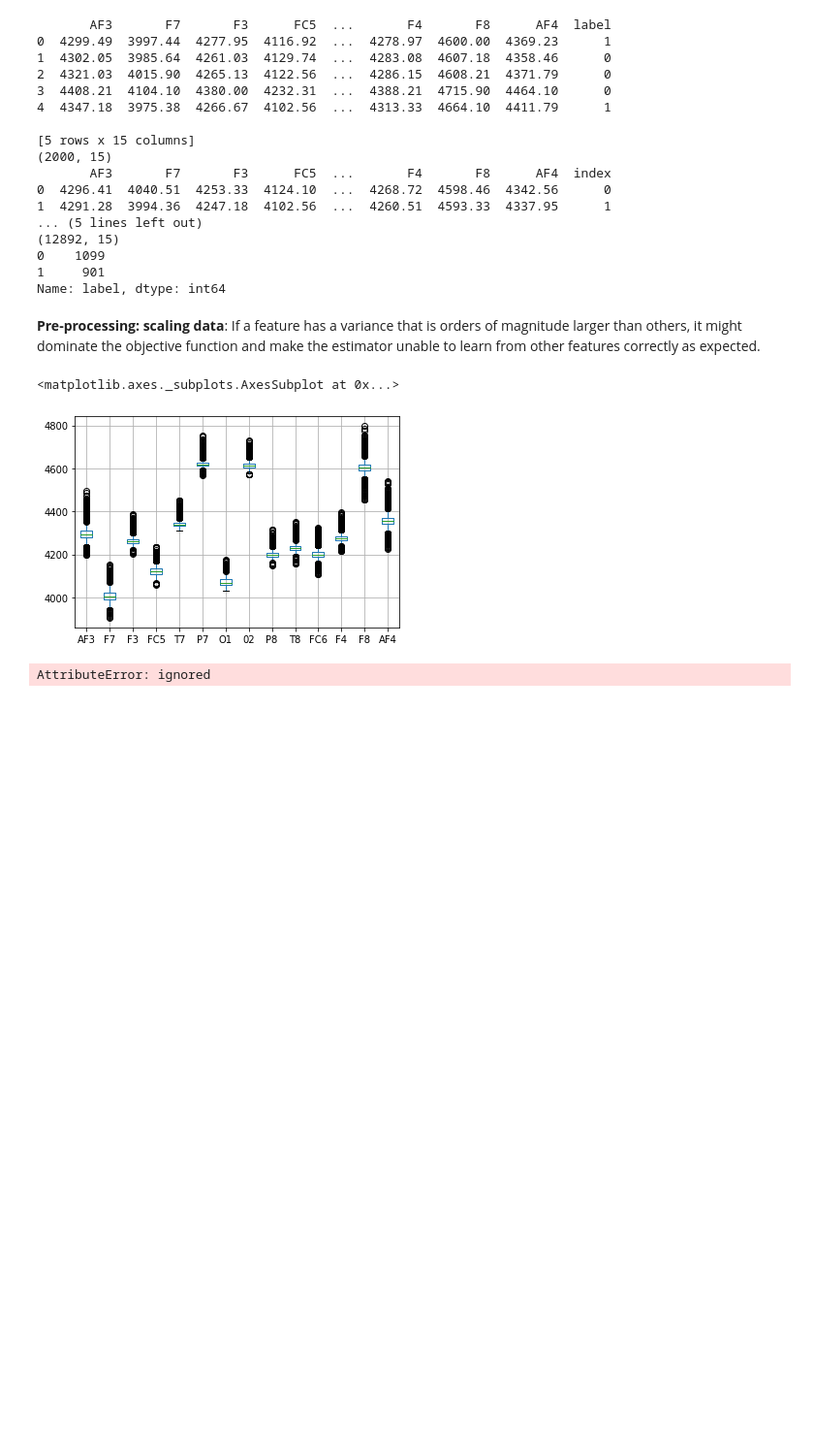
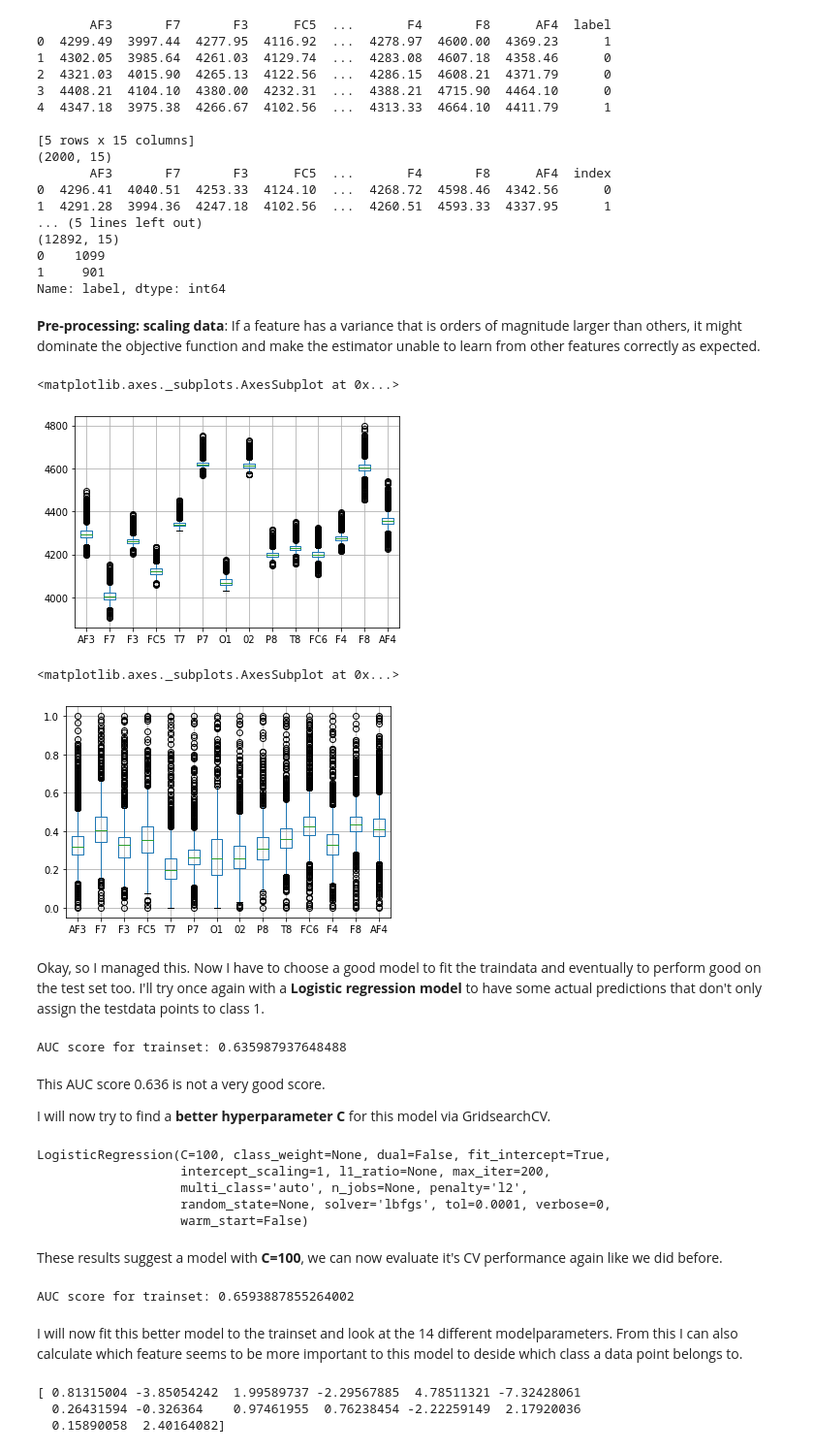
Before and after one commit to SarahGoddaer/Machine_Learning_course_UGent_D012554_kaggle, a Jupyter notebook: Second_try.ipynb, the cells around one changed output. Shown at 97% size. Saved outputs shown, nothing was run; the diff lists cells and outputs as text; code cells hidden in the pictures; blank space fills up the shorter version.

```diff
--- a/Second_try.ipynb
+++ b/Second_try.ipynb
@@ -42,10 +47,11 @@ Name: label, dtype: int64
 #defining features of train and testset
 features = trainset.copy()
 features.pop('label')
+feature_names = list(features.columns)
 
 test_features = testset.copy()
 test_features.pop('index')
-
+test_feature_names = list(test_features.columns)
 #visualizing features' ranges
 features.boxplot()
 # %% [output]
@@ -54,13 +60,62 @@ features.boxplot()
 # %%
 #Scaling trainfeatures and testfeatures
 from sklearn import preprocessing
 from sklearn.preprocessing import MinMaxScaler
 
 scaler = preprocessing.MinMaxScaler()
 features = scaler.fit_transform(features)
 test_features = scaler.transform(test_features)
 
 #visualizing the trainfeatures' ranges
+features = pd.DataFrame(features, columns=feature_names)
+test_features = pd.DataFrame(test_features, columns=test_feature_names)
 features.boxplot()
 # %% [output]
-AttributeError: ignored
+<matplotlib.axes._subplots.AxesSubplot at 0x...>
+[figure, added]
+# %% [markdown]
+Okay, so I managed this. Now I have to choose a good model to fit the traindata and eventually to perform good on the test set too. I'll try once again with a **Logistic regression model** to have some actual predictions that don't only assign the testdata points to class 1.
+# %%
+model = LogisticRegression(C=1)
+score_train = cross_val_score(model, features, trainset.label,scoring='roc_auc', cv= 10).mean()
+print('AUC score for trainset: '+ str(score_train))
+# %% [output]
+AUC score for trainset: 0.635987937648488
+# %% [markdown]
+This AUC score 0.636 is not a very good score.
+
+I will now try to find a **better hyperparameter C** for this model via GridsearchCV.
+# %%
+from sklearn.model_selection import GridSearchCV
+
+search_space = [0.001,0.01,0.1,1,10,100,1000]
+
+model = LogisticRegression(max_iter=200)
+params = dict(C=search_space)
+grid_search = GridSearchCV(model, param_grid=params)
+grid_search.fit(features, trainset.label)
+
+print(grid_search.best_estimator_)
+# %% [output]
+LogisticRegression(C=100, class_weight=None, dual=False, fit_intercept=True,
+                   intercept_scaling=1, l1_ratio=None, max_iter=200,
+                   multi_class='auto', n_jobs=None, penalty='l2',
+                   random_state=None, solver='lbfgs', tol=0.0001, verbose=0,
+                   warm_start=False)
+# %% [markdown]
+These results suggest a model with **C=100**, we can now evaluate it's CV performance again like we did before.
+# %%
+model = LogisticRegression(C=100,max_iter=200)
+score_train = cross_val_score(model, features, trainset.label,scoring='roc_auc', cv= 10).mean()
+print('AUC score for trainset: '+ str(score_train))
+# %% [output]
+AUC score for trainset: 0.6593887855264002
+# %% [markdown]
+I will now fit this better model to the trainset and look at the 14 different modelparameters. From this I can also calculate which feature seems to be more important to this model to deside which class a data point belongs to.
+# %%
+model.fit(features, trainset.label)
+print(model.coef_[0])
+# %% [output]
+[ 0.81315004 -3.85054242  1.99589737 -2.29567885  4.78511321 -7.32428061
+  0.26431594 -0.326364    0.97461955  0.76238454 -2.22259149  2.17920036
+  0.15890058  2.40164082]
```
Also changed, not shown: parts of 5 cells of this notebook.
